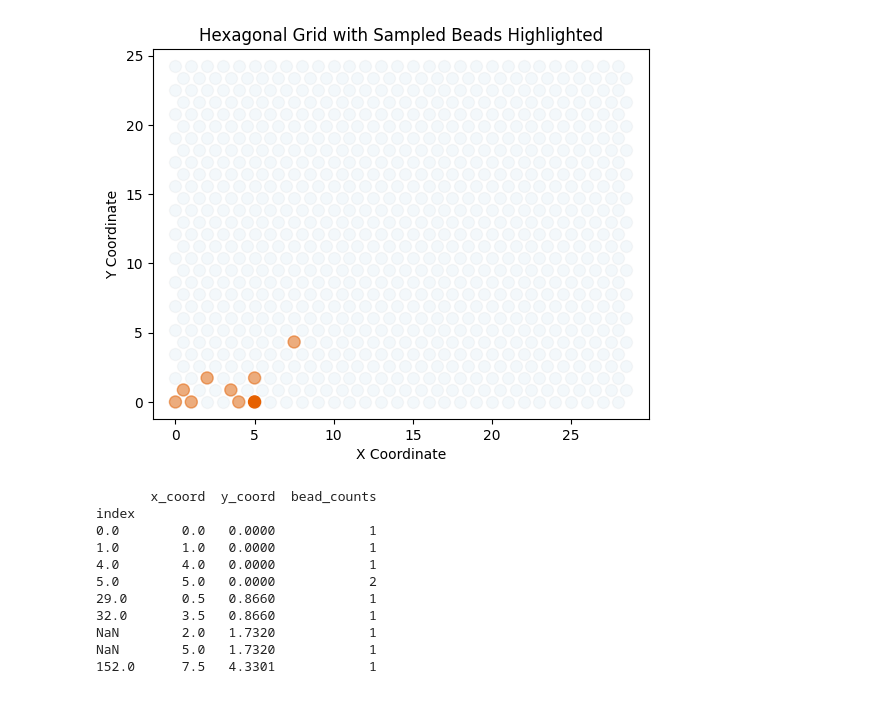
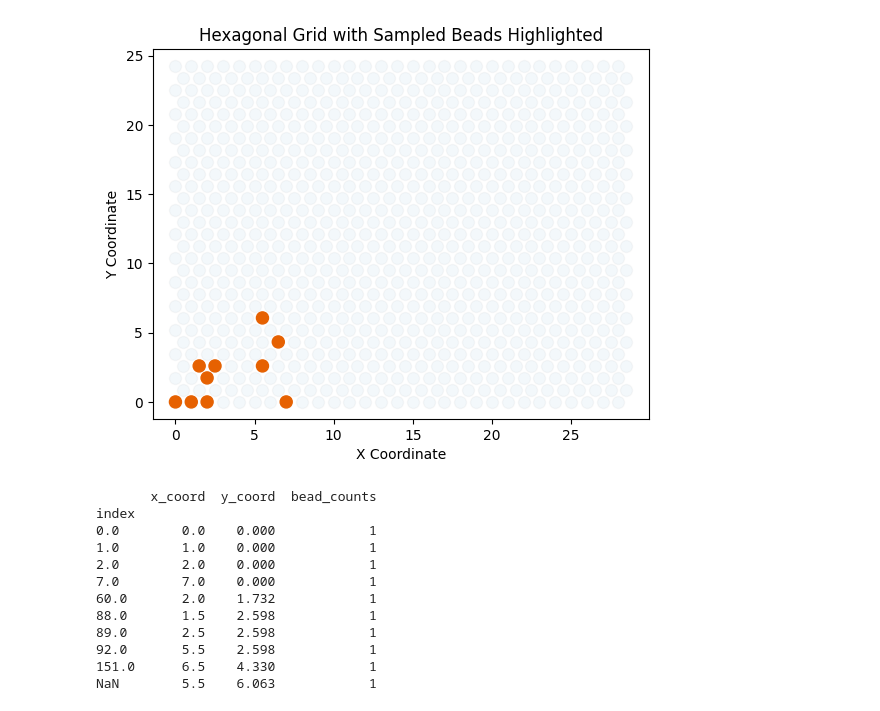
Before and after one commit to matsengrp/sci-space-v2, a Jupyter notebook: notebooks/simulation.ipynb, the cells around one changed output. Drawn from its saved outputs; the diff is of its cells as text; code cells hidden in the pictures.

```diff
--- a/notebooks/simulation.ipynb
+++ b/notebooks/simulation.ipynb
@@ -27,16 +29,17 @@ See the caveats in the documentation: https://pandas.pydata.org/pandas-docs/stab
 [figure]
 # %%
-simulator.plot_sample(10, 0)
+simulator.plot_sample(20, 0)
 # %% [output]
-[figure, old version]
+[figure, new version]
        x_coord  y_coord  bead_counts
 index
-0.0        0.0   0.0000            1
-1.0        1.0   0.0000            1
-4.0        4.0   0.0000            1
-5.0        5.0   0.0000            2
-29.0       0.5   0.8660            1
-32.0       3.5   0.8660            1
-NaN        2.0   1.7320            1
-NaN        5.0   1.7320            1
-152.0      7.5   4.3301            1
+0.0        0.0    0.000            1
+1.0        1.0    0.000            1
+2.0        2.0    0.000            1
+7.0        7.0    0.000            1
+60.0       2.0    1.732            1
+88.0       1.5    2.598            1
+89.0       2.5    2.598            1
+92.0       5.5    2.598            1
+151.0      6.5    4.330            1
+NaN        5.5    6.063            1
```
Also changed, not shown: parts of 1 cell of this notebook, 1 other file.
